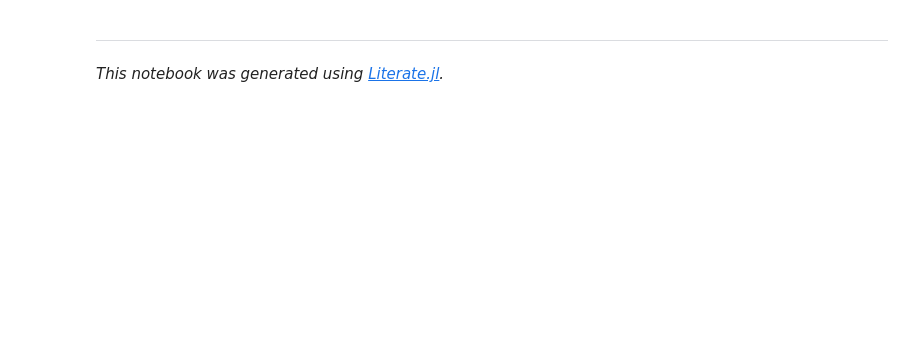
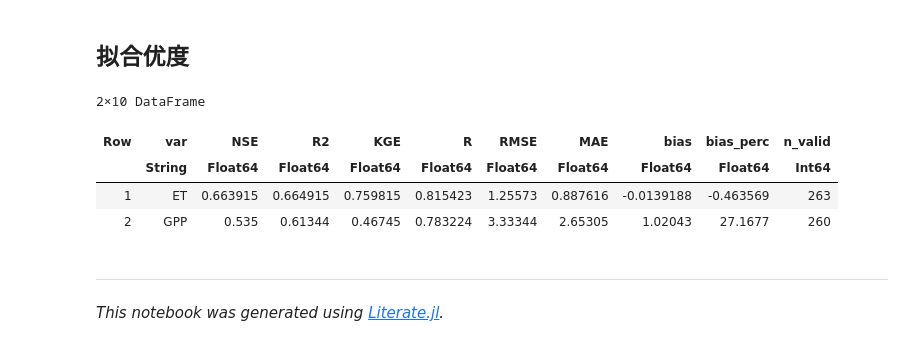
Before and after one commit to jl-pkgs/PML.jl, a Jupyter notebook: dev/generated/calib_IGBP.ipynb, the cells around one changed output. Saved outputs shown, nothing was run; the diff lists cells and outputs as text; code cells hidden in the pictures; blank space fills up the shorter version.

```diff
--- a/dev/generated/calib_IGBP.ipynb
+++ b/dev/generated/calib_IGBP.ipynb
@@ -28,0 +14,4 @@ plot(x, [y1, y2])
+# %%
+df_out, df, par = deserialize(file_FLUXNET_CRO)
+df.GPP_obs = df.GPPobs
+df.ET_obs = df.ETobs
@@ -28,0 +38,3 @@ plot(x, [y1, y2])
+# %%
+theta, goal, flag = model_calib(df, par0)
+df_out = PMLV2_sites(df; par=theta2par(theta))
@@ -29,3 +74,16 @@ plot(x, [y1, y2])
+# %% [markdown]
+## 拟合优度
+# %%
+gof = [
+  (; var="ET", GOF(df.ET_obs, df_out.ET)...),
+  (; var="GPP", GOF(df.GPP_obs, df_out.GPP)...)] |> DataFrame
+DataFrame(gof)
+# %% [output]
+2×10 DataFrame
+| Row | var | NSE | R2 | KGE | R | RMSE | MAE | bias | bias_perc | n_valid |
+|  | String | Float64 | Float64 | Float64 | Float64 | Float64 | Float64 | Float64 | Float64 | Int64 |
+| 1 | ET | 0.663915 | 0.664915 | 0.759815 | 0.815423 | 1.25573 | 0.887616 | -0.0139188 | -0.463569 | 263 |
+| 2 | GPP | 0.535 | 0.61344 | 0.46745 | 0.783224 | 3.33344 | 2.65305 | 1.02043 | 27.1677 | 260 |
 # %% [markdown]
 ---
 
```
Also changed, not shown: parts of 9 cells of this notebook, 7 other files.
